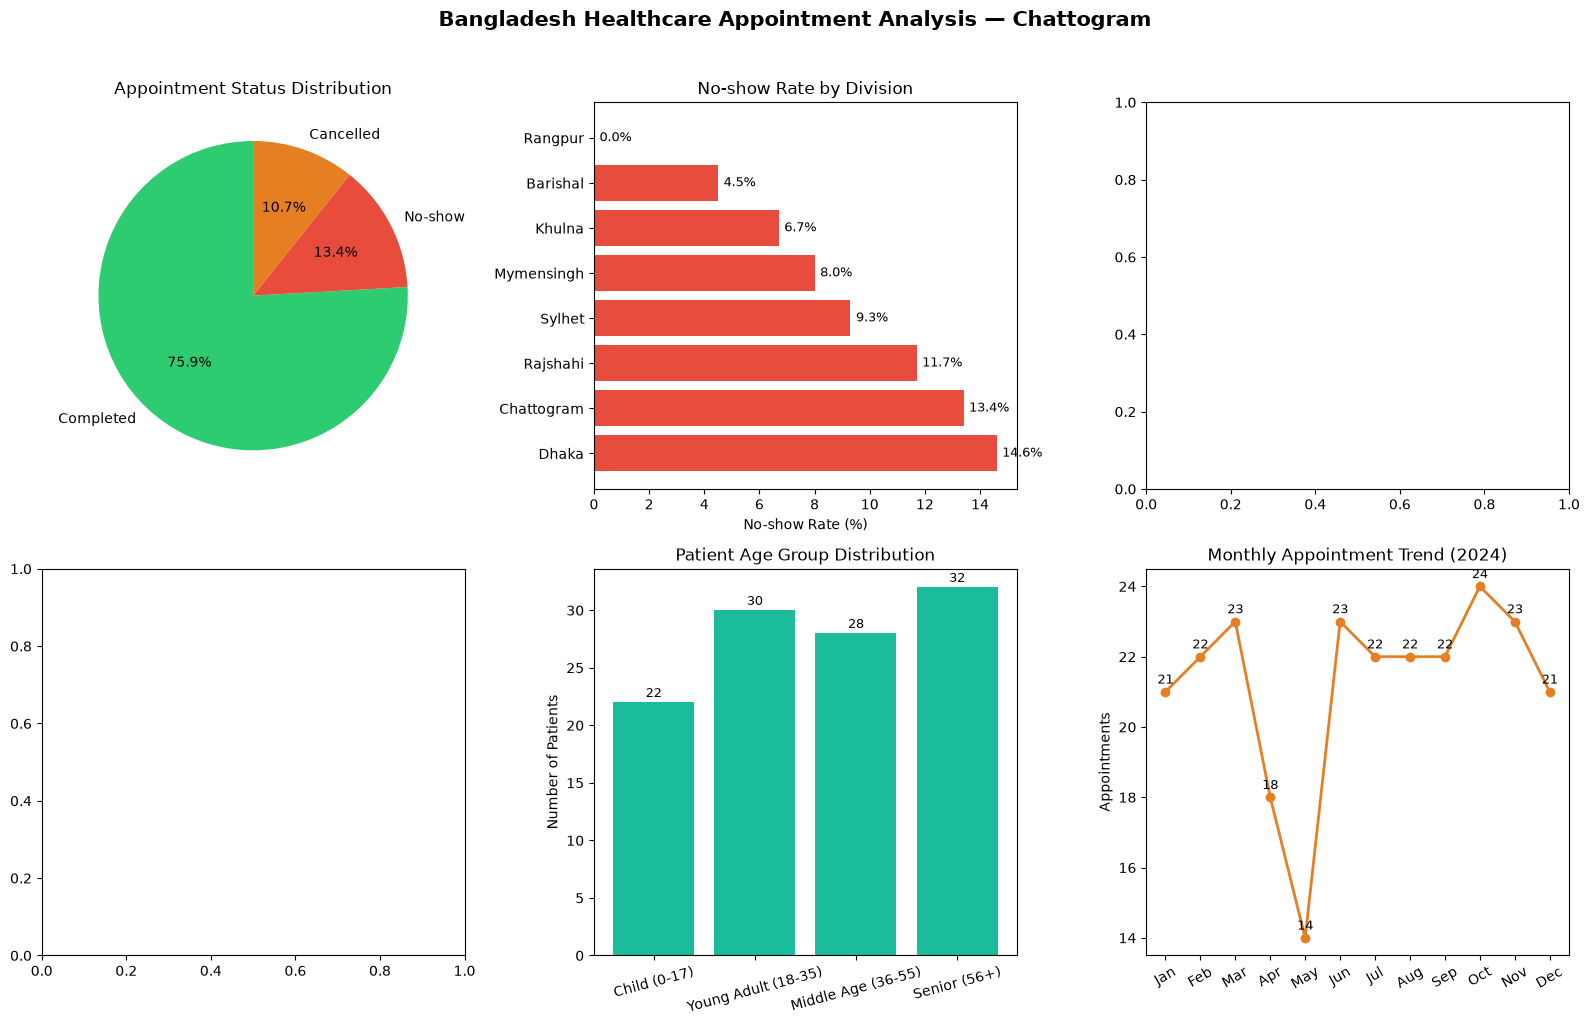
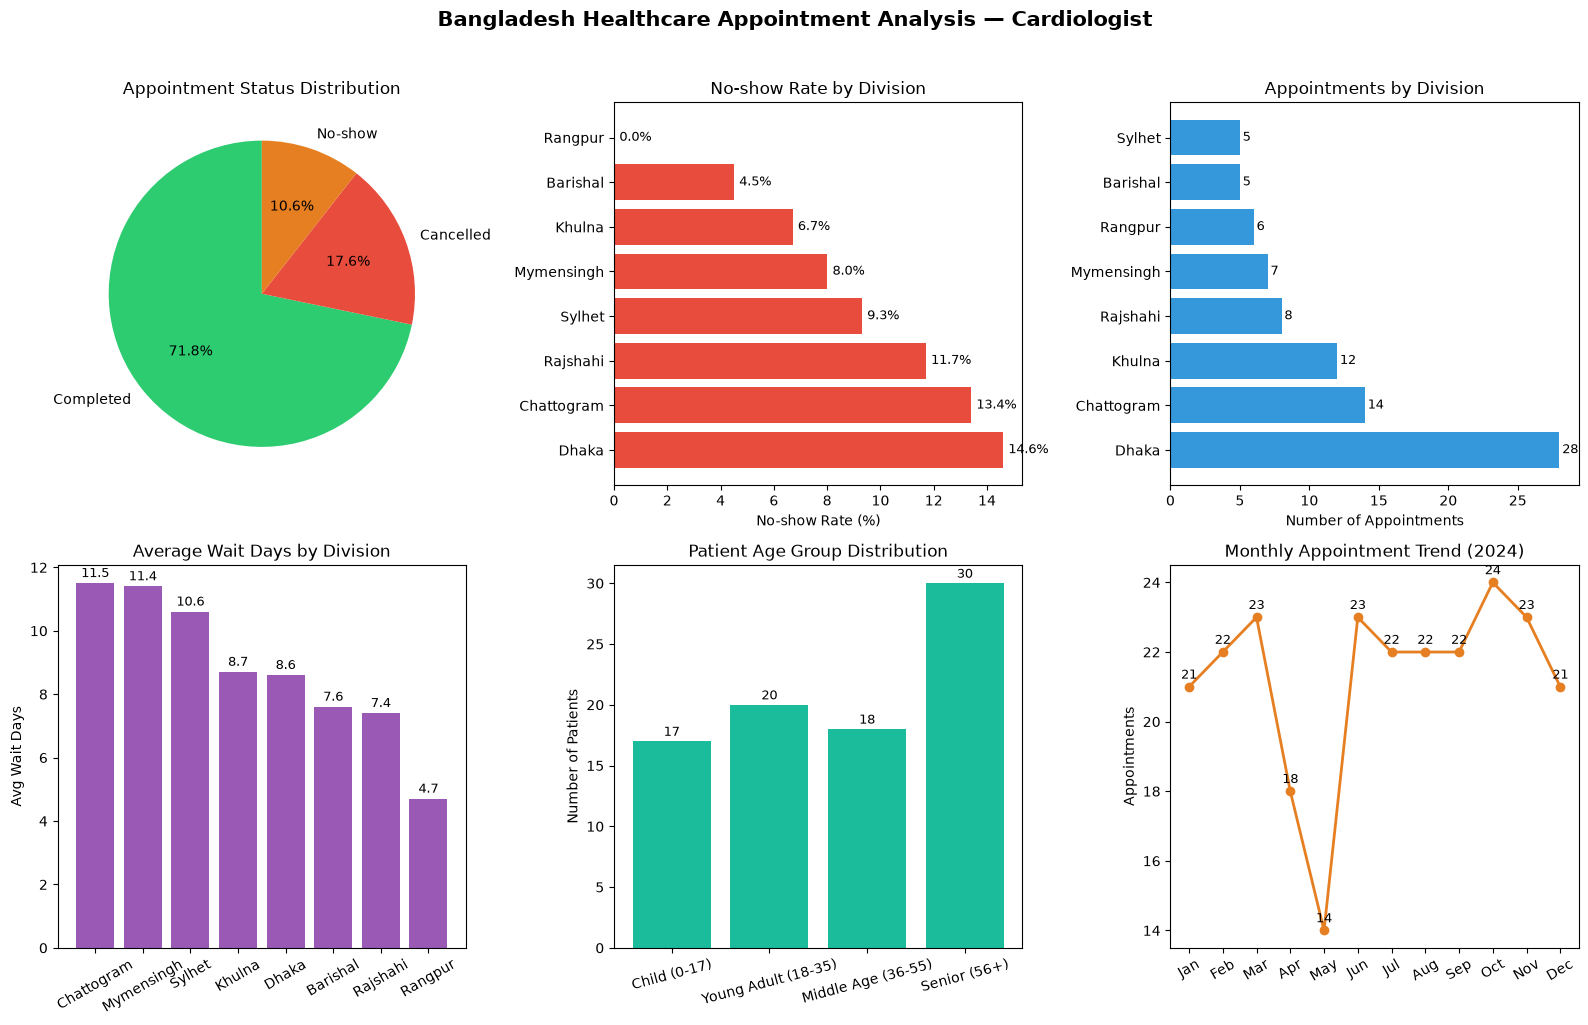
The change to this notebook cell's code, shown as a diff; its figure went from the first image to the second:
--- before
+++ after
@@ -44,31 +44,31 @@
 # Plot 3 — Demand by whichever dimension is still varying (Specialty by default,
 # Division instead if a specialty filter has been locked in)
-# if specialty_demand.empty:
-#     _no_data(axes[0, 2], f"Appointments by {header_label}")
-# else:
-#     axes[0, 2].barh(
-#         specialty_demand['group'],
-#         specialty_demand['appointments_count'],
-#         color=bar_color
-#     )
-#     axes[0, 2].set_xlabel('Number of Appointments')
-#     axes[0, 2].set_title(f"Appointments by {header_label}")
-#     for i, v in enumerate(specialty_demand['appointments_count']):
-#         axes[0, 2].text(v + 0.2, i, f'{v}', va='center', fontsize=9)
+if specialty_demand.empty:
+    _no_data(axes[0, 2], f"Appointments by {header_label}")
+else:
+    axes[0, 2].barh(
+        specialty_demand['group'],
+        specialty_demand['appointments_count'],
+        color=bar_color
+    )
+    axes[0, 2].set_xlabel('Number of Appointments')
+    axes[0, 2].set_title(f"Appointments by {header_label}")
+    for i, v in enumerate(specialty_demand['appointments_count']):
+        axes[0, 2].text(v + 0.2, i, f'{v}', va='center', fontsize=9)
 
 # Plot 4 — Average Wait Days, same adaptive dimension as Plot 3
-# if specialty_wait.empty:
-#     _no_data(axes[1, 0], f'Average Wait Days by {header_label}')
-# else:
-#     axes[1, 0].bar(
-#         specialty_wait['group'],
-#         specialty_wait['avg_wait_days'],
-#         color='#9b59b6'
-#     )
-#     axes[1, 0].set_ylabel('Avg Wait Days')
-#     axes[1, 0].set_title(f'Average Wait Days by {header_label}')
-#     axes[1, 0].tick_params(axis='x', rotation=30)
-#     for i, v in enumerate(specialty_wait['avg_wait_days']):
-#         axes[1, 0].text(i, v + 0.1, f'{v:.1f}', ha='center', va='bottom', fontsize=9)
+if specialty_wait.empty:
+    _no_data(axes[1, 0], f'Average Wait Days by {header_label}')
+else:
+    axes[1, 0].bar(
+        specialty_wait['group'],
+        specialty_wait['avg_wait_days'],
+        color='#9b59b6'
+    )
+    axes[1, 0].set_ylabel('Avg Wait Days')
+    axes[1, 0].set_title(f'Average Wait Days by {header_label}')
+    axes[1, 0].tick_params(axis='x', rotation=30)
+    for i, v in enumerate(specialty_wait['avg_wait_days']):
+        axes[1, 0].text(i, v + 0.1, f'{v:.1f}', ha='center', va='bottom', fontsize=9)
 
 # Plot 5 — Age Group Distribution

Commit: Update analysis results and healthcare visualization files